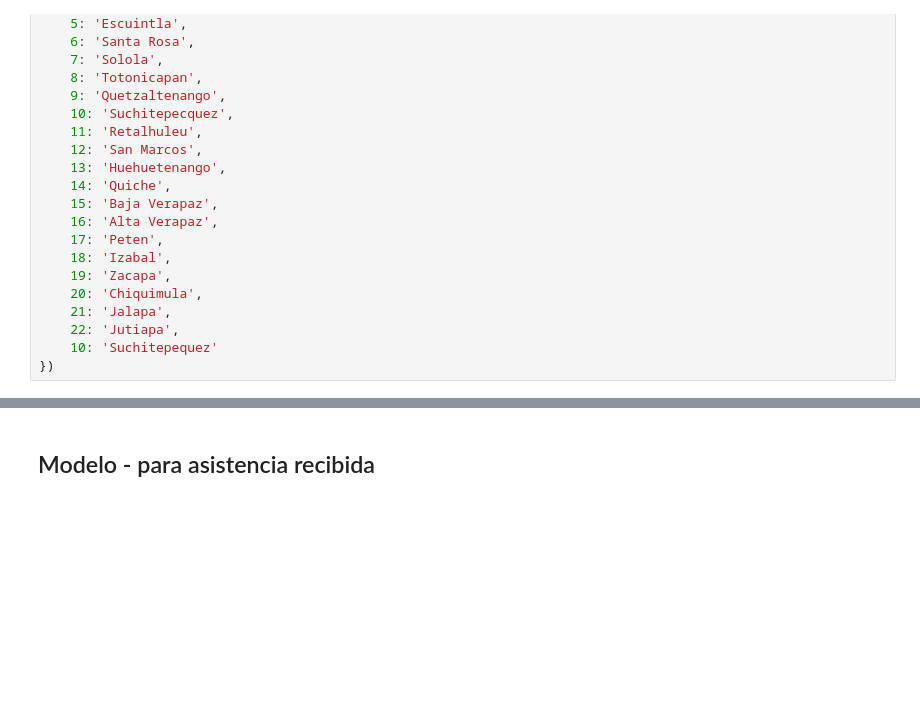
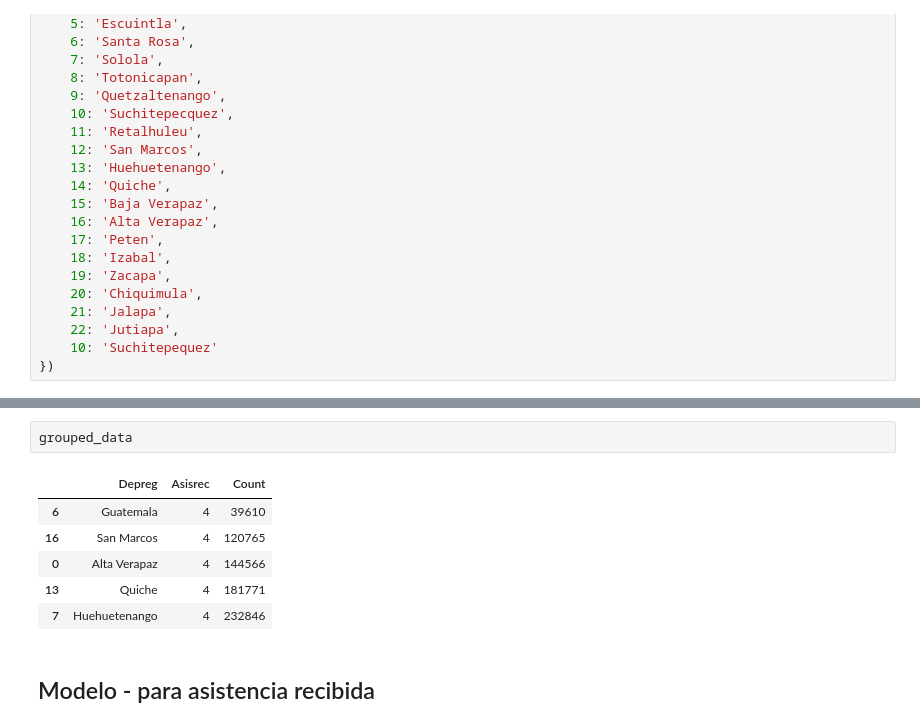
Before and after one commit to Diego-CB/Proyecto1-Mineria, a Jupyter notebook: newdata/dataset.ipynb, the cells around one changed output, grey strips where cells are left out. Cells and saved outputs as stored; diff of their text form; blank space fills up the shorter version.

```diff
--- a/newdata/dataset.ipynb
+++ b/newdata/dataset.ipynb
@@ -665,4 +673,13 @@ plt.show()
 [figure]
+# %%
+grouped_data
+# %% [output]
+|  | Depreg | Asisrec | Count |
+| 6 | Guatemala | 4 | 39610 |
+| 16 | San Marcos | 4 | 120765 |
+| 0 | Alta Verapaz | 4 | 144566 |
+| 13 | Quiche | 4 | 181771 |
+| 7 | Huehuetenango | 4 | 232846 |
 # %% [markdown]
 ## Modelo - para asistencia recibida
 # %%
```
Also changed, not shown: parts of 6 cells of this notebook.
